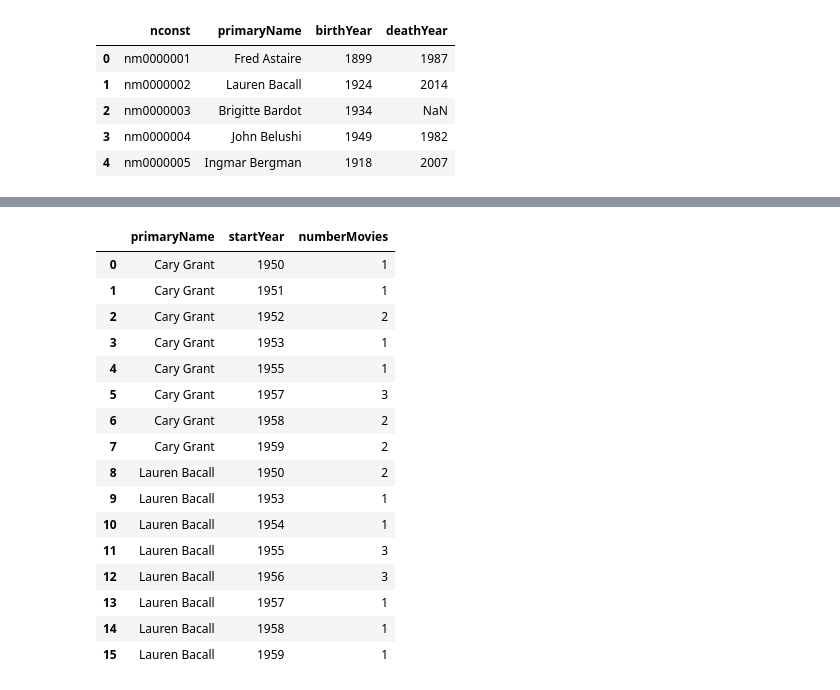
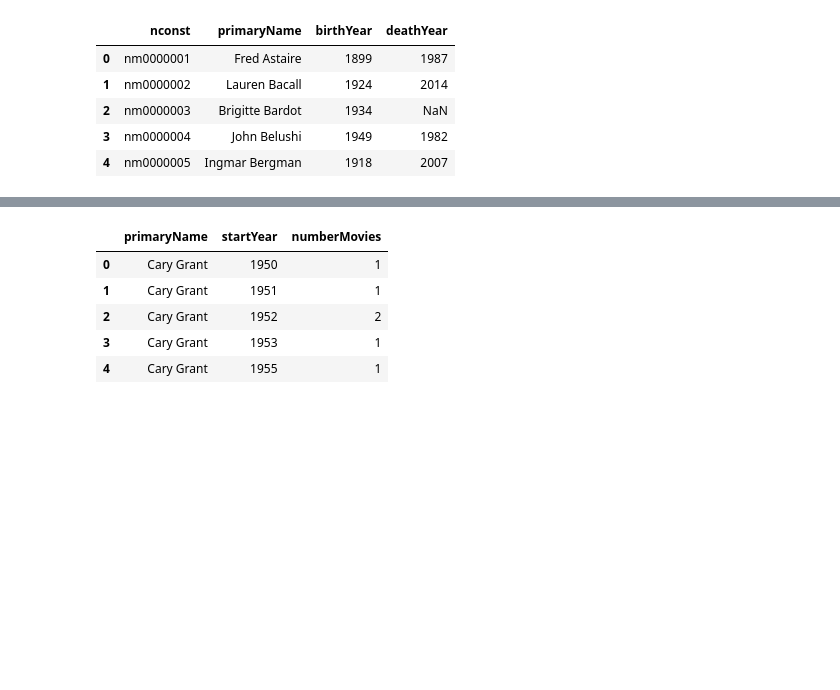
Before and after one commit to MaximeKan/Statistical-Modeling, a Jupyter notebook: Actors_movie_counts.ipynb, the cells around one changed output, grey strips where cells are left out. Cells and saved outputs as stored; diff of their text form; code cells hidden in the pictures; blank space fills up the shorter version.

```diff
--- a/Actors_movie_counts.ipynb
+++ b/Actors_movie_counts.ipynb
@@ -72,9 +75,11 @@ names.head()
 | 3 | nm0000004 | John Belushi | 1949 | 1982 |
 | 4 | nm0000005 | Ingmar Bergman | 1918 | 2007 |
 # %%
-actors = ["Lauren Bacall", "Cary Grant"]
+actors = ["Lauren Bacall", "Cary Grant", "Ingrid Bergman", "James Stewart"]
 # %%
 names_actors = names[names.primaryName.isin(actors)].head(len(actors))
+# %%
+names_actors = names_actors[names_actors.deathYear >= endYear]
 # %%
 names_actors
 # %% [output]
@@ -127,24 +121,13 @@ movie_counts.groupby('primaryName').agg({'numberMovies':'sum'})
 | Lauren Bacall | 13 |
 # %%
-movie_counts
+movie_counts.head()
 # %% [output]
 |  | primaryName | startYear | numberMovies |
 | 0 | Cary Grant | 1950 | 1 |
 | 1 | Cary Grant | 1951 | 1 |
 | 2 | Cary Grant | 1952 | 2 |
 | 3 | Cary Grant | 1953 | 1 |
 | 4 | Cary Grant | 1955 | 1 |
-| 5 | Cary Grant | 1957 | 3 |
-| 6 | Cary Grant | 1958 | 2 |
-| 7 | Cary Grant | 1959 | 2 |
-| 8 | Lauren Bacall | 1950 | 2 |
-| 9 | Lauren Bacall | 1953 | 1 |
-| 10 | Lauren Bacall | 1954 | 1 |
-| 11 | Lauren Bacall | 1955 | 3 |
-| 12 | Lauren Bacall | 1956 | 3 |
-| 13 | Lauren Bacall | 1957 | 1 |
-| 14 | Lauren Bacall | 1958 | 1 |
-| 15 | Lauren Bacall | 1959 | 1 |
 # %%
 def plot_history_actor(ax, actor_name, max_value):
   actor_history = movie_counts[movie_counts.primaryName == actor_name]
```
Also changed, not shown: parts of 16 cells of this notebook.
